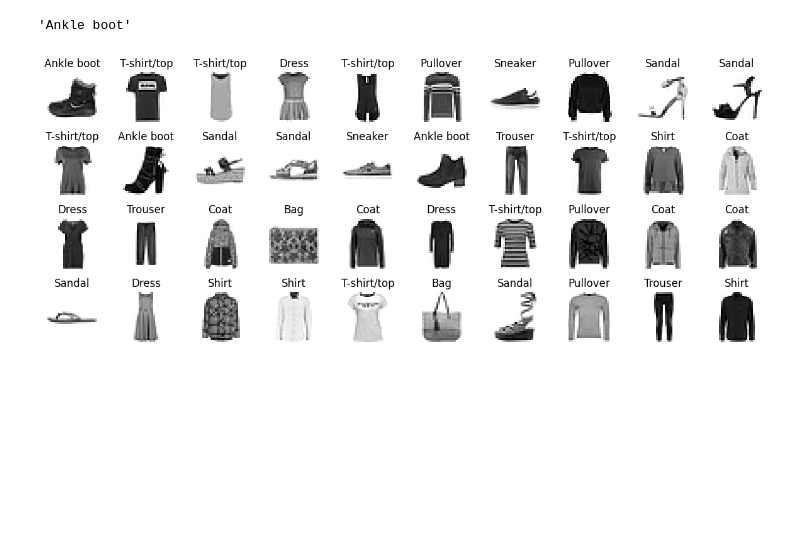
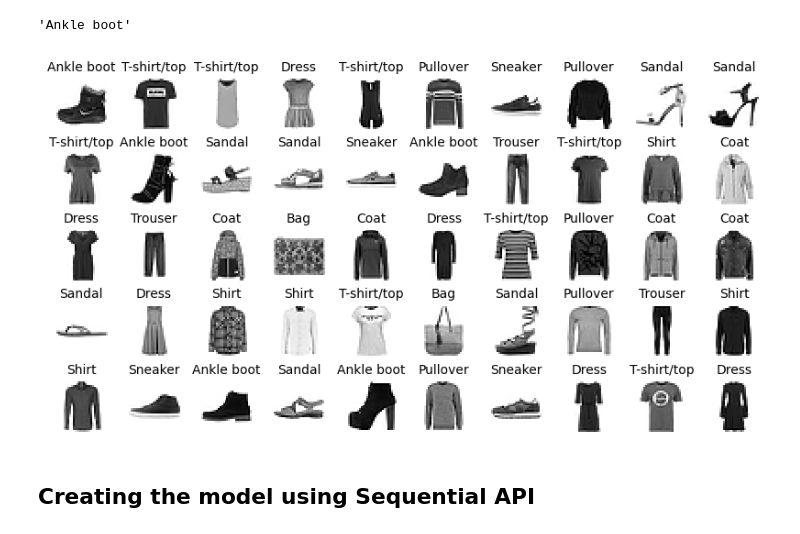
Before and after one commit to mbagiev/deep-learning-experiments, a Jupyter notebook: 04_image_classifier_with_keras.ipynb, the cells around one changed output. Cells and saved outputs as stored; diff of their text form; code cells hidden in the pictures; blank space fills up the shorter version.

```diff
--- a/04_image_classifier_with_keras.ipynb
+++ b/04_image_classifier_with_keras.ipynb
@@ -38,10 +29,7 @@ dtype('uint8')
 # %%
 X_train, X_valid, X_test = X_train / 255., X_valid / 255., X_test / 255.
 # %%
-import matplotlib.pyplot as plt
-from matplotlib.pyplot import figure
-
-plt.rcParams["figure.figsize"] = (2,2)
+plt.rcParams["figure.figsize"] = (1, 1)
 plt.imshow(X_train[0], cmap="binary")
 plt.axis('off')
 plt.show()
@@ -59,19 +47,21 @@ class_names[y_train[0]]
 # %% [output]
 'Ankle boot'
 # %%
-n_rows = 4
+n_rows = 5
 n_cols = 10
-plt.figure(figsize=(n_cols * 1.2, n_rows * 1.2))
+plt.figure(figsize=(n_cols * 1, n_rows * 1))
+
 for row in range(n_rows):
     for col in range(n_cols):
         index = n_cols * row + col
         plt.subplot(n_rows, n_cols, index + 1)
         plt.imshow(X_train[index], cmap="binary", interpolation="nearest")
         plt.axis('off')
-        plt.title(class_names[y_train[index]])
-plt.subplots_adjust(wspace=0.2, hspace=0.5)
+        plt.title(class_names[y_train[index]], fontsize=10)
+plt.subplots_adjust(wspace=0.25, hspace=0.5)
 
-save_fig("fashion_mnist_plot")
 plt.show()
 # %% [output]
-[figure, old version]
+[figure, new version]
+# %% [markdown]
+## Creating the model using Sequential API
```
Also changed, not shown: parts of 39 cells of this notebook, 3 other files.
